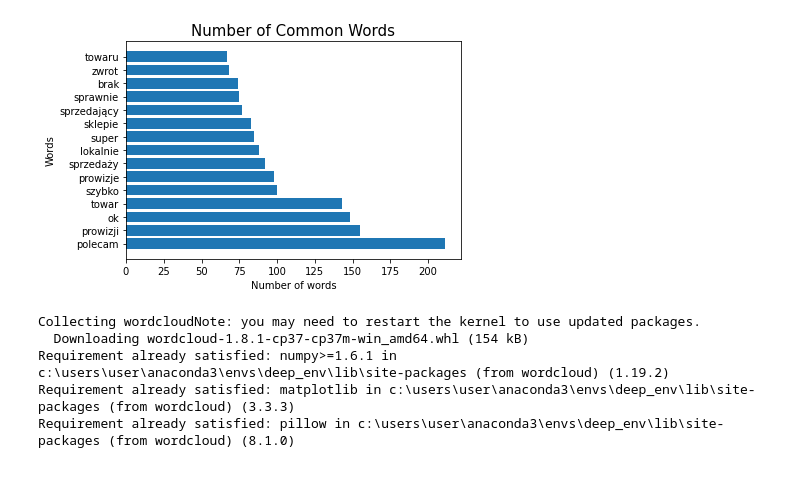
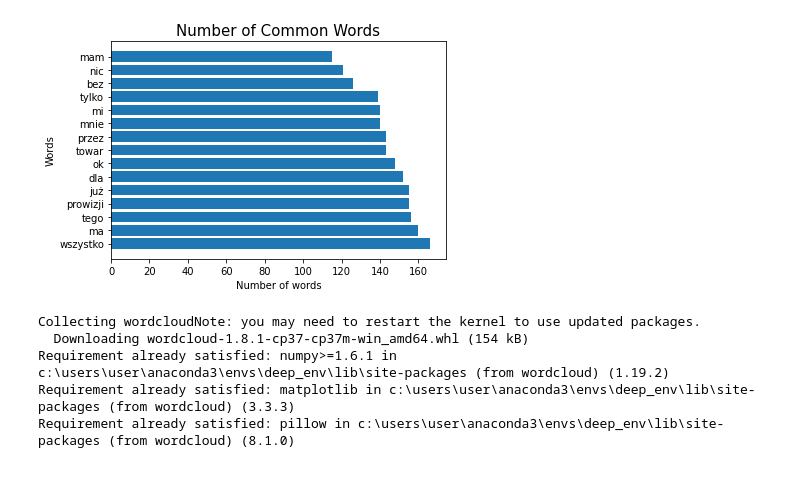
Before and after one commit to AgnesGru/Ocena-komentarzy-NLP, a Jupyter notebook: Flask/EDA.ipynb, the cells around one changed output. Cells and saved outputs as stored; diff of their text form; code cells hidden in the pictures.

```diff
--- a/Flask/EDA.ipynb
+++ b/Flask/EDA.ipynb
@@ -47,19 +47,19 @@ import numpy as np
 import matplotlib.pyplot as plt
 # %%
 y_pos = np.arange(15)
-num = data1['suma'][0:15]
+num = data1['suma'][20:35]
 
 plt.subplot(1, 1, 1)
 plt.barh(y_pos, num, align='center')
-plt.yticks(y_pos, data1.index[0:15])
+plt.yticks(y_pos, data1.index[20:35])
 plt.title('Number of Common Words', fontsize=15)
 plt.xlabel('Number of words')
 plt.ylabel('Words')
 
 # plt.tight_layout()
 plt.show()
 # %% [output]
-[figure, old version]
+[figure, new version]
 # %%
 pip install wordcloud
 # %% [output]
```
Also changed, not shown: parts of 4 cells of this notebook, 6 other files.
